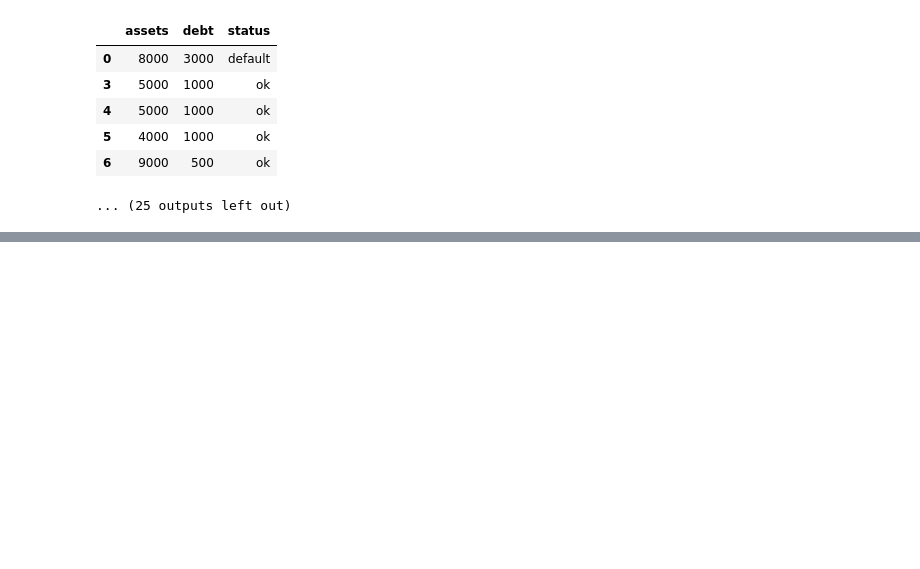
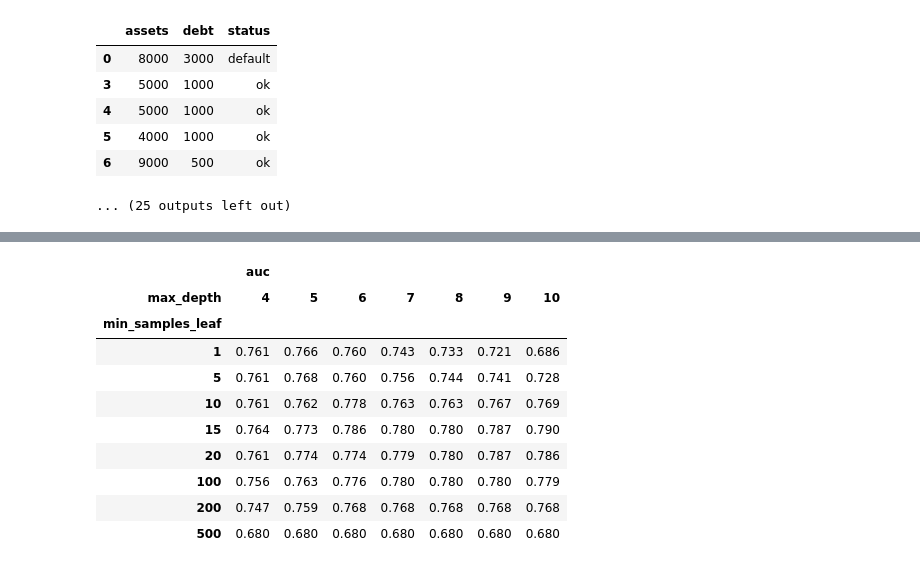
Before and after one commit to TheManuAi/ML-Zoomcamp, a Jupyter notebook: Week6 - Trees/ML-trees.ipynb, the cells around one changed output, grey strips where cells are left out. Drawn from its saved outputs; the diff is of its cells as text; code cells hidden in the pictures; blank space fills up the shorter version.

```diff
--- a/Week6 - Trees/ML-trees.ipynb
+++ b/Week6 - Trees/ML-trees.ipynb
@@ -456,0 +509,18 @@ Name: proportion, dtype: float64
+# %%
+columns = ['max_depth', 'min_samples_leaf', 'auc']
+df_scores = pd.DataFrame(scores, columns=columns)
+
+df_scores_pivot = df_scores.pivot(index='min_samples_leaf', columns=['max_depth'], values=['auc'])
+df_scores_pivot.round(3)
+# %% [output]
+|  | auc |  |  |  |  |  |  |
+| max_depth | 4 | 5 | 6 | 7 | 8 | 9 | 10 |
+| min_samples_leaf |  |  |  |  |  |  |  |
+| 1 | 0.761 | 0.766 | 0.760 | 0.743 | 0.733 | 0.721 | 0.686 |
+| 5 | 0.761 | 0.768 | 0.760 | 0.756 | 0.744 | 0.741 | 0.728 |
+| 10 | 0.761 | 0.762 | 0.778 | 0.763 | 0.763 | 0.767 | 0.769 |
+| 15 | 0.764 | 0.773 | 0.786 | 0.780 | 0.780 | 0.787 | 0.790 |
+| 20 | 0.761 | 0.774 | 0.774 | 0.779 | 0.780 | 0.787 | 0.786 |
+| 100 | 0.756 | 0.763 | 0.776 | 0.780 | 0.780 | 0.780 | 0.779 |
+| 200 | 0.747 | 0.759 | 0.768 | 0.768 | 0.768 | 0.768 | 0.768 |
+| 500 | 0.680 | 0.680 | 0.680 | 0.680 | 0.680 | 0.680 | 0.680 |
```
Also changed, not shown: parts of 7 cells of this notebook.
